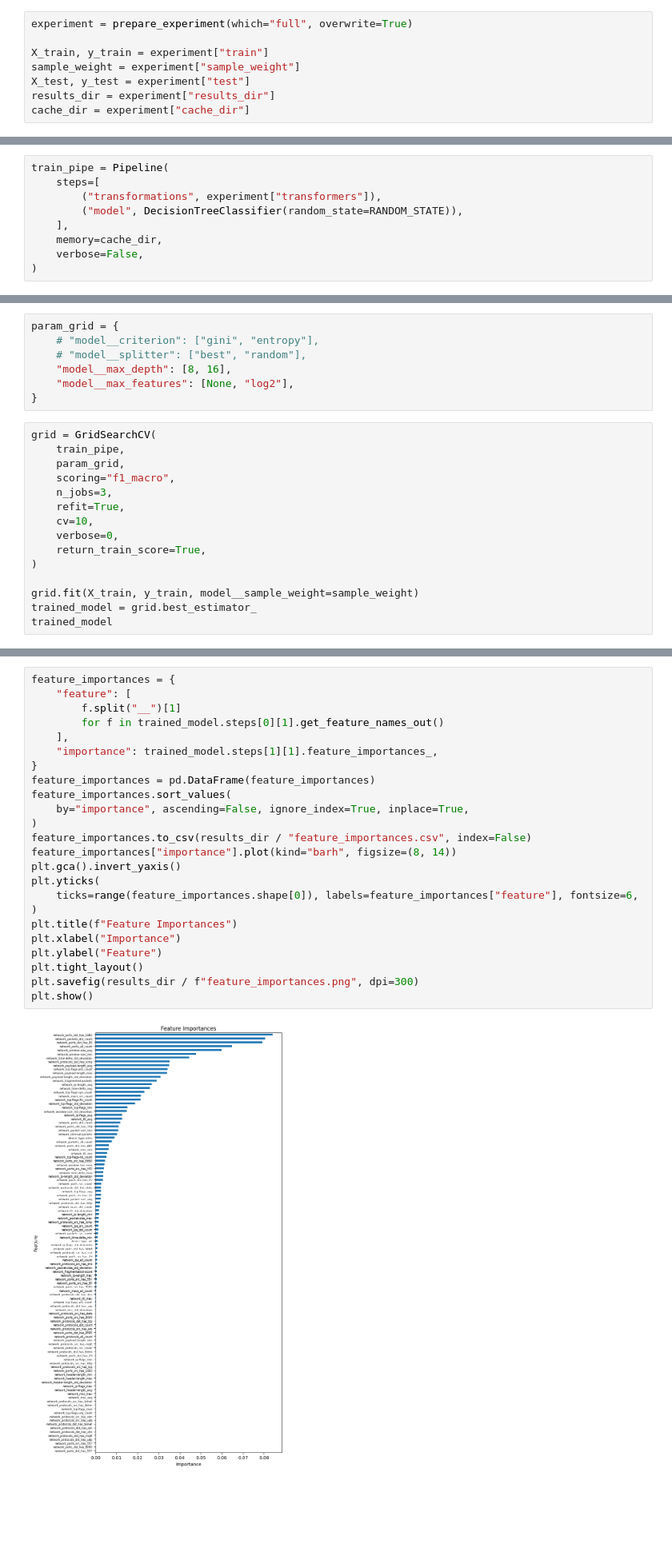
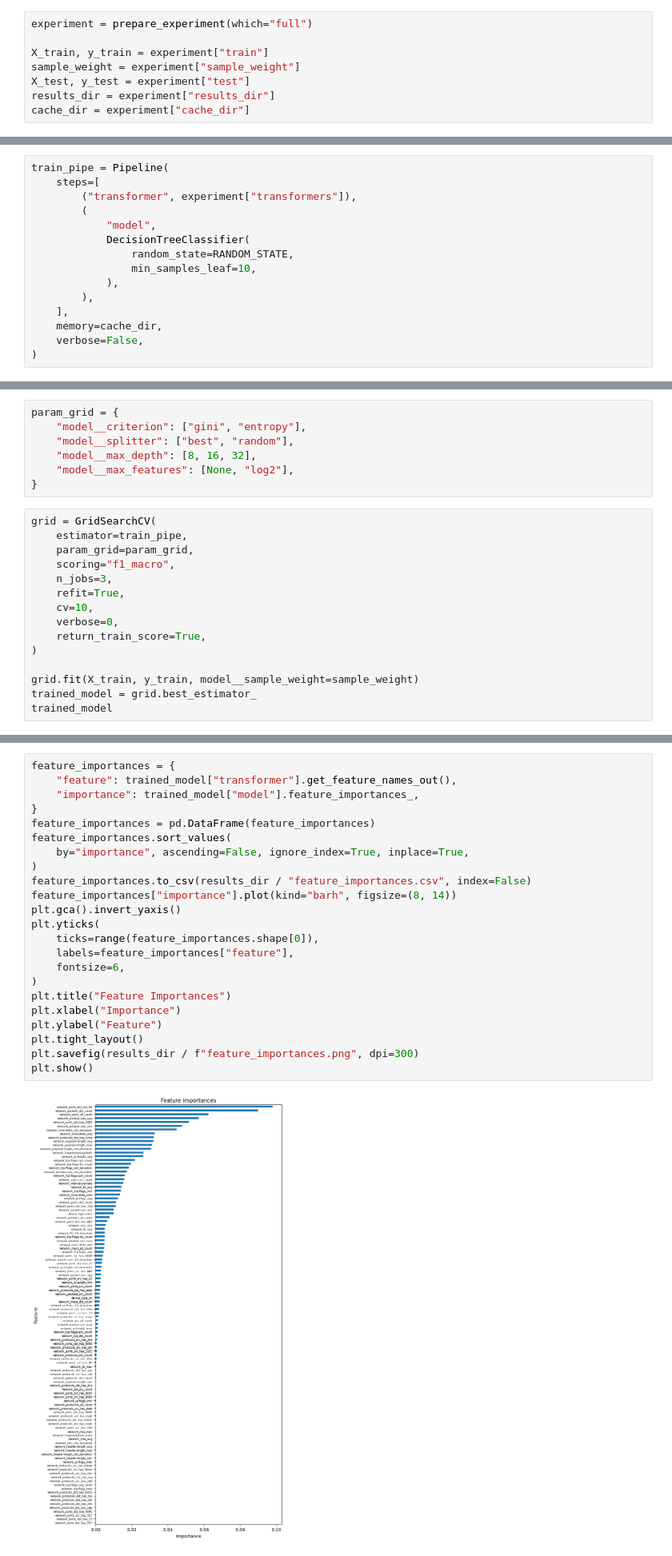
Before and after one commit to nelioasousa/iiot_threat_detec, a Jupyter notebook: experiments/decision_tree.ipynb, the cells around one changed output, grey strips where cells are left out. Shown at 80% size. Saved outputs shown, nothing was run; the diff lists cells and outputs as text; blank space fills up the shorter version.

Commit message:
Experiment DecisionTreeClassifier/full

```diff
--- a/experiments/decision_tree.ipynb
+++ b/experiments/decision_tree.ipynb
@@ -64,7 +65,7 @@ def prepare_experiment(
     experiment["cache_dir"] = str(cache_dir)
     return experiment
 # %%
-experiment = prepare_experiment(which="full", overwrite=True)
+experiment = prepare_experiment(which="full")
 
 X_train, y_train = experiment["train"]
 sample_weight = experiment["sample_weight"]
@@ -78,8 +79,14 @@ cache_dir = experiment["cache_dir"]
 # %%
 train_pipe = Pipeline(
     steps=[
-        ("transformations", experiment["transformers"]),
-        ("model", DecisionTreeClassifier(random_state=RANDOM_STATE)),
+        ("transformer", experiment["transformers"]),
+        (
+            "model",
+            DecisionTreeClassifier(
+                random_state=RANDOM_STATE,
+                min_samples_leaf=10,
+            ),
+        ),
     ],
     memory=cache_dir,
     verbose=False,
@@ -88,15 +95,15 @@ train_pipe = Pipeline(
 ## Grid seach cross-validations
 # %%
 param_grid = {
-    # "model__criterion": ["gini", "entropy"],
-    # "model__splitter": ["best", "random"],
-    "model__max_depth": [8, 16],
+    "model__criterion": ["gini", "entropy"],
+    "model__splitter": ["best", "random"],
+    "model__max_depth": [8, 16, 32],
     "model__max_features": [None, "log2"],
 }
 # %%
 grid = GridSearchCV(
-    train_pipe,
-    param_grid,
+    estimator=train_pipe,
+    param_grid=param_grid,
     scoring="f1_macro",
     n_jobs=3,
     refit=True,
@@ -130,30 +153,29 @@ cv_results.to_csv(results_dir / "train_cv_results.csv", index=False)
 ## Feature importance
 # %%
 feature_importances = {
-    "feature": [
-        f.split("__")[1]
-        for f in trained_model.steps[0][1].get_feature_names_out()
-    ],
-    "importance": trained_model.steps[1][1].feature_importances_,
+    "feature": trained_model["transformer"].get_feature_names_out(),
+    "importance": trained_model["model"].feature_importances_,
 }
 feature_importances = pd.DataFrame(feature_importances)
 feature_importances.sort_values(
     by="importance", ascending=False, ignore_index=True, inplace=True,
 )
 feature_importances.to_csv(results_dir / "feature_importances.csv", index=False)
 feature_importances["importance"].plot(kind="barh", figsize=(8, 14))
 plt.gca().invert_yaxis()
 plt.yticks(
-    ticks=range(feature_importances.shape[0]), labels=feature_importances["feature"], fontsize=6,
+    ticks=range(feature_importances.shape[0]),
+    labels=feature_importances["feature"],
+    fontsize=6,
 )
-plt.title(f"Feature Importances")
+plt.title("Feature Importances")
 plt.xlabel("Importance")
 plt.ylabel("Feature")
 plt.tight_layout()
 plt.savefig(results_dir / f"feature_importances.png", dpi=300)
 plt.show()
 # %% [output]
-[figure, old version]
+[figure, new version]
 # %% [markdown]
 ## Classification report on train split
 # %%
```
Also changed, not shown: parts of 12 cells of this notebook, 9 other files.
